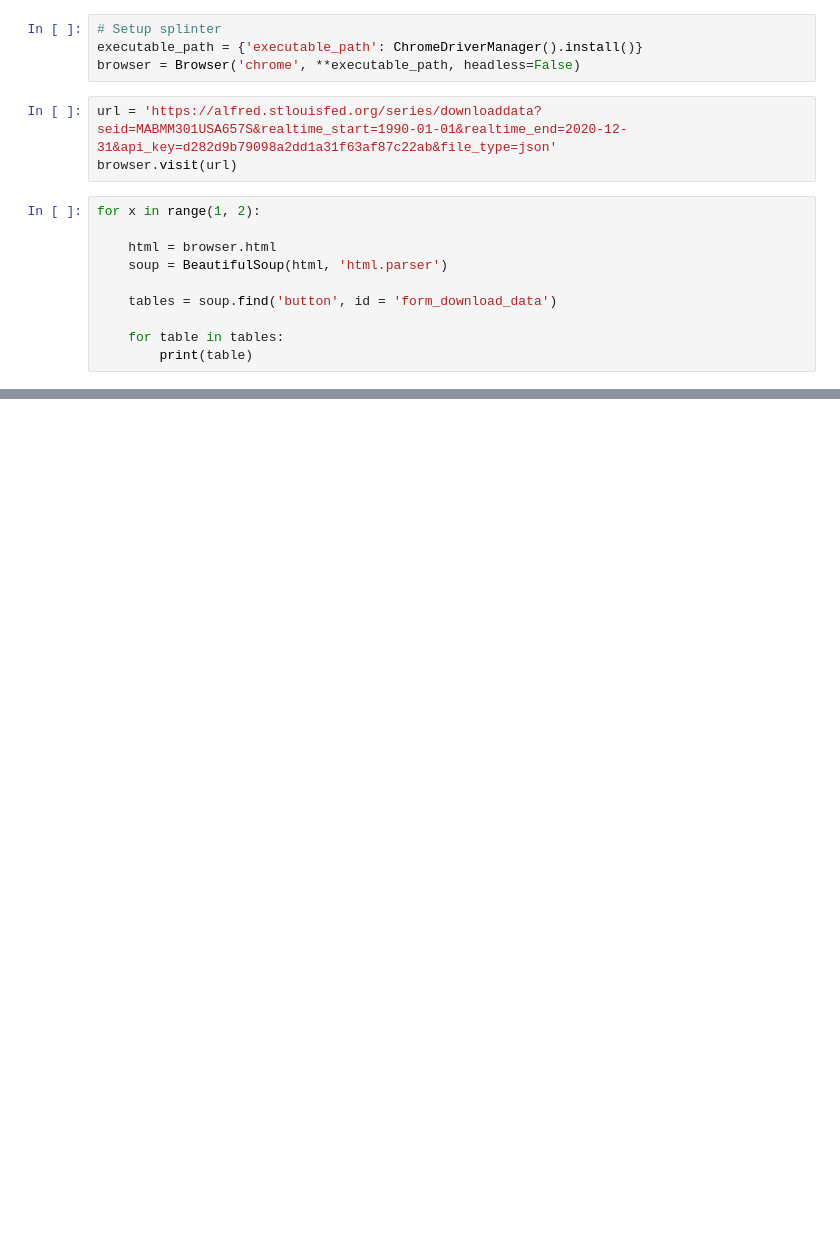
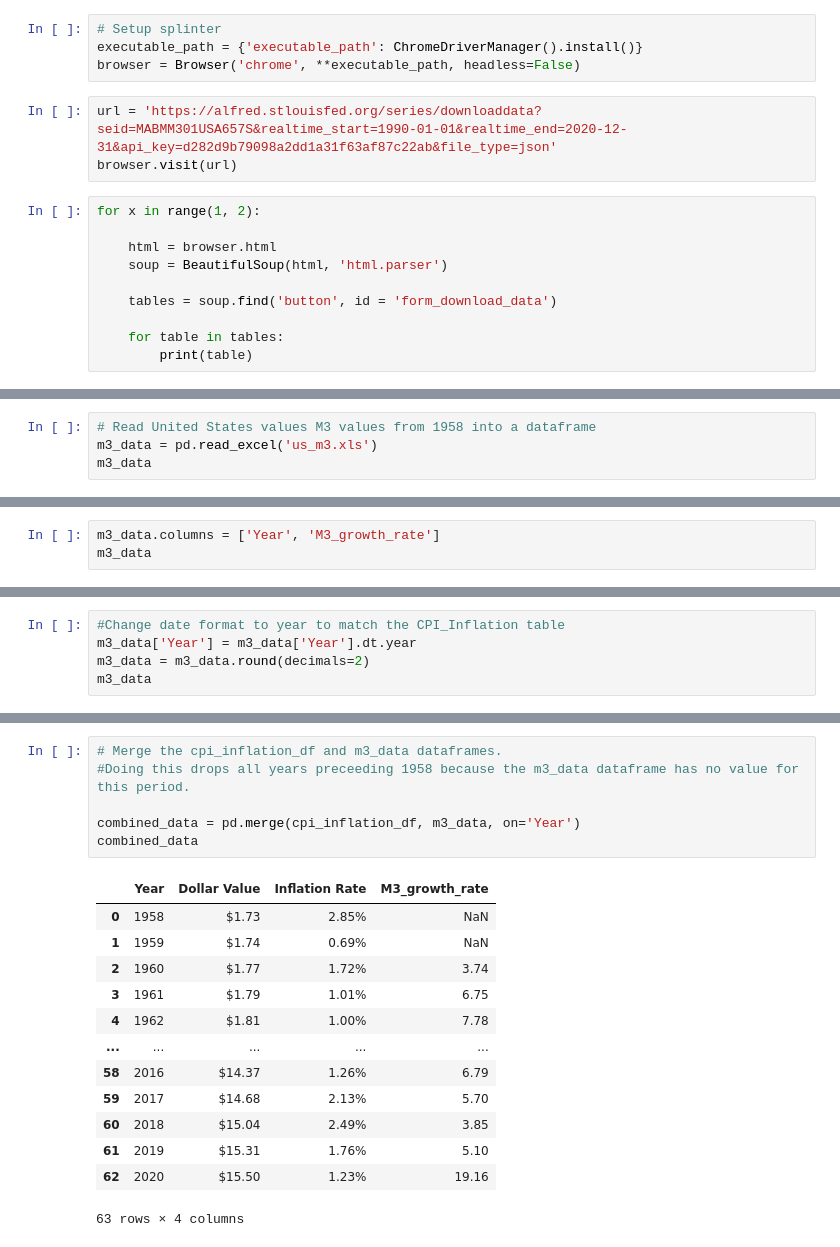
Before and after one commit to harrybonsu/ETL_Project, a Jupyter notebook: ETL_project.ipynb, the cells around one changed output, grey strips where cells are left out. Saved outputs shown, nothing was run; the diff lists cells and outputs as text; blank space fills up the shorter version.

```diff
--- a/ETL_project.ipynb
+++ b/ETL_project.ipynb
@@ -81,0 +160,4 @@ m3_data
+# %%
+# Read United States values M3 values from 1958 into a dataframe
+m3_data = pd.read_excel('us_m3.xls')
+m3_data
@@ -81,0 +178,3 @@ m3_data
+# %%
+m3_data.columns = ['Year', 'M3_growth_rate']
+m3_data
@@ -81,0 +195,5 @@ m3_data
+# %%
+#Change date format to year to match the CPI_Inflation table
+m3_data['Year'] = m3_data['Year'].dt.year
+m3_data = m3_data.round(decimals=2)
+m3_data
@@ -81,0 +214,20 @@ m3_data
+# %%
+# Merge the cpi_inflation_df and m3_data dataframes.
+#Doing this drops all years preceeding 1958 because the m3_data dataframe has no value for this period.
+
+combined_data = pd.merge(cpi_inflation_df, m3_data, on='Year')
+combined_data
+# %% [output]
+|  | Year | Dollar Value | Inflation Rate | M3_growth_rate |
+| 0 | 1958 | $1.73 | 2.85% | NaN |
+| 1 | 1959 | $1.74 | 0.69% | NaN |
+| 2 | 1960 | $1.77 | 1.72% | 3.74 |
+| 3 | 1961 | $1.79 | 1.01% | 6.75 |
+| 4 | 1962 | $1.81 | 1.00% | 7.78 |
+| ... | ... | ... | ... | ... |
+| 58 | 2016 | $14.37 | 1.26% | 6.79 |
+| 59 | 2017 | $14.68 | 2.13% | 5.70 |
+| 60 | 2018 | $15.04 | 2.49% | 3.85 |
+| 61 | 2019 | $15.31 | 1.76% | 5.10 |
+| 62 | 2020 | $15.50 | 1.23% | 19.16 |
+63 rows × 4 columns
```
Also changed, not shown: parts of 16 cells of this notebook, 3 other files.
